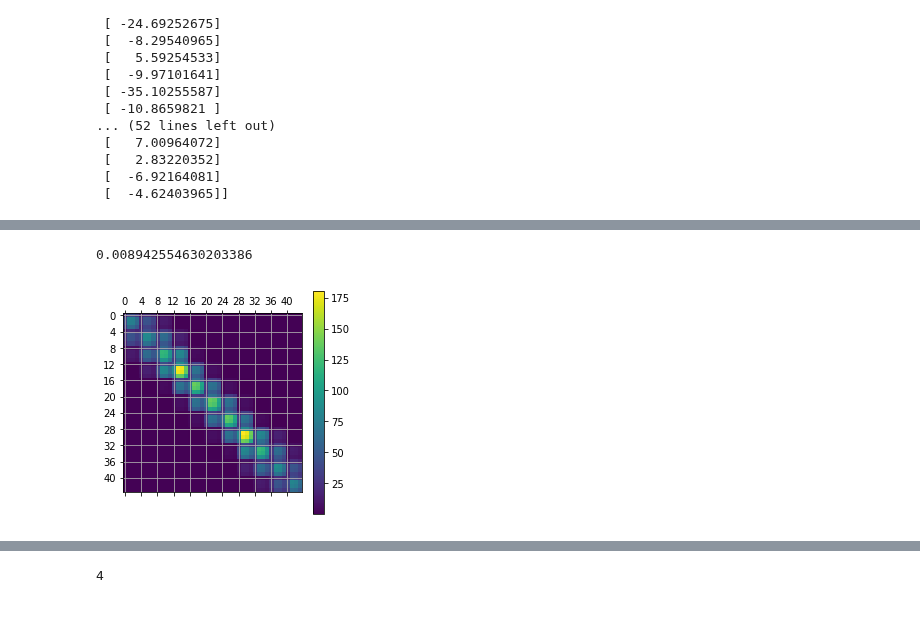
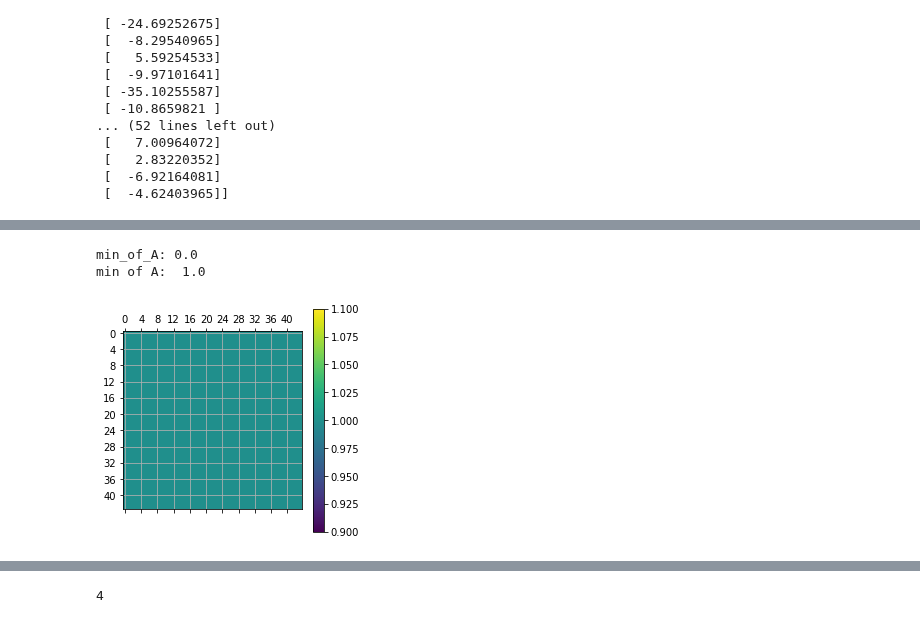
Before and after one commit to bombrun/GaiaLab, a Jupyter notebook: notebooks/4-test_attitude_update.ipynb, the cells around one changed output, grey strips where cells are left out. Drawn from its saved outputs; the diff is of its cells as text; code cells hidden in the pictures.

Commit message:
changed attitude such that it should work with the scanner

```diff
--- a/notebooks/4-test_attitude_update.ipynb
+++ b/notebooks/4-test_attitude_update.ipynb
@@ -122,12 +126,19 @@ np.testing.assert_array_almost_equal(np.array(real_sources[0].get_parameters()[0
 # %%
 # create Solver
 Solver = Agis(gaia, calc_sources, real_sources, attitude_splines=[gaia.s_w, gaia.s_x, gaia.s_y, gaia.s_z], spline_order=spline_order,
-             attitude_regularisation_factor=1e-2)
+             attitude_regularisation_factor=1e-0)
 # %% [markdown]
 ## Tests:
 # %%
-c_noise = Solver.att_coeffs * np.random.rand(Solver.att_coeffs.shape[0], Solver.att_coeffs.shape[1]) * 0.01
+Solver.actualise_splines()
+Solver.set_splines_basis()
+print('Error before Noise: ', Solver.error_function())
+print('Errors after noise of attitude (not representatif):', error_between_func_attitudes(my_times, gaia.func_attitude, Solver.get_attitude))
+c_noise = Solver.att_coeffs * np.random.rand(Solver.att_coeffs.shape[0], Solver.att_coeffs.shape[1]) * 1e-6
 print('c_noise shape: ', c_noise.shape)
 Solver.att_coeffs = Solver.att_coeffs + c_noise
 Solver.actualise_splines()
+#Solver.set_splines_basis()
+print('Error after Noise: ', Solver.error_function())
+print('Errors after noise of attitude (not representatif):', error_between_func_attitudes(my_times, gaia.func_attitude, Solver.get_attitude))
 # %% [output]
@@ -163,7 +160,7 @@ print(my_times[0], 'to', my_times[-1])
 # %%
 # given the spline:
 m = 10 # [0-100]
-M = 5
+M = 4
 knots = Solver.att_knots[0]
 coeffs = Solver.att_coeffs[0]
 bases = Solver.att_bases[0]
@@ -179,12 +176,17 @@ index = np.where(Solver.all_obs_times==t)[0][0]
 tau_l = np.where(knots<=t)
 # print('tau_l: ',tau_l)
 if not list(tau_l[0]):
-    L=0
+    L1=0
+    L = L1
 else:
-    L=tau_l[0][-1]
+    L1=tau_l[0][-1]
+    L = L1
     if L-M>=0:
         L=L-M
 print('t:', t)
+print('left_index: ',get_left_index(Solver.att_knots[0], t, M))
+print('L, L1:', L, L1)
+print('M: ',M)
 b_list = []
 N = len(coeffs)
 for i, n in enumerate(range(L, L+M+1)): # last +1 because range does not inlude the last point
@@ -192,15 +194,18 @@ for i, n in enumerate(range(L, L+M+1)): # last +1 because range does not inlude
     coeff = coeffs[n]
     bspline = bases[n]
     b_list.append(coeff*bspline)
-c = compute_attitude_deviation(Solver.att_coeffs, Solver.att_bases, L, M, index)
+d = compute_coeff_basis_sum(Solver.att_coeffs, Solver.att_bases, L1, M, index)
+# d = np.sum(Solver.att_bases[:, L1-M:L1+1, index] * Solver.att_coeffs[:, L1-M:L1+1], axis=1)
+# d = compute_attitude_deviation(coeff_basis_sum)
 print(Solver.att_bases[:, L:L+M, :].shape)
 print(Solver.att_coeffs[:, L:L+M].reshape(4, -1, 1).shape)
 print((Solver.att_bases[:, L:L+M, :] * Solver.att_coeffs[:, L:L+M].reshape(4, -1, 1)).shape)
 # c = sum((Solver.att_bases[:, L:L+M, :].transpose(0,2,1) * coeffs[L:L+M]).transpose(0,2,1))
-#c = np.sum(Solver.att_bases[:, L:L+M, :] * Solver.att_coeffs[:, L:L+M].reshape(4, -1, 1), axis=1)
+c = np.sum(Solver.att_bases[:, L1-M:L1+1, index] * Solver.att_coeffs[:, L1-M:L1+1], axis=1)[0]
 b = sum(b_list)
 a = sum([coeff*bspline for coeff, bspline in zip(Solver.att_coeffs[0], Solver.att_bases[0])])
-print('man3al: ', c[ 0])
+print('man4al: ', d[0])
+print('man3al: ', c)
 print('man2al: ', b[index])
 print('manual: ', a[index])
 print('artifi: ', BSpline(Solver.att_knots[0], Solver.att_coeffs[0], k=3)(t))
@@ -441,17 +490,21 @@ print(N_aa.min())
 0.0
 # %%
-A = N_aa.copy()
-A[np.where(A==0)] = 1
-print(A.min())
+A = N_aa.copy()[0:44,0:44]
+my_min = np.amin(A)
+print('min_of_A:', my_min)
+threshold = A.min()
+A[np.where(A==threshold)] = A.max()
+print('min of A: ',A.min())
 plt.matshow(A, fignum=None)
 plt.colorbar()
 plt.xticks(np.arange(0, A.shape[0], 4))
 plt.yticks(np.arange(0, A.shape[0], 4))
 plt.grid()
 plt.show()
 # %% [output]
-0.008942554630203386
+min_of_A: 0.0
+min of A:  1.0
-[figure, old version]
+[figure, new version]
 # %%
 print(len(my_times))
 Solver.att_bases.shape
```
Also changed, not shown: parts of 27 cells of this notebook, 6 other files.
